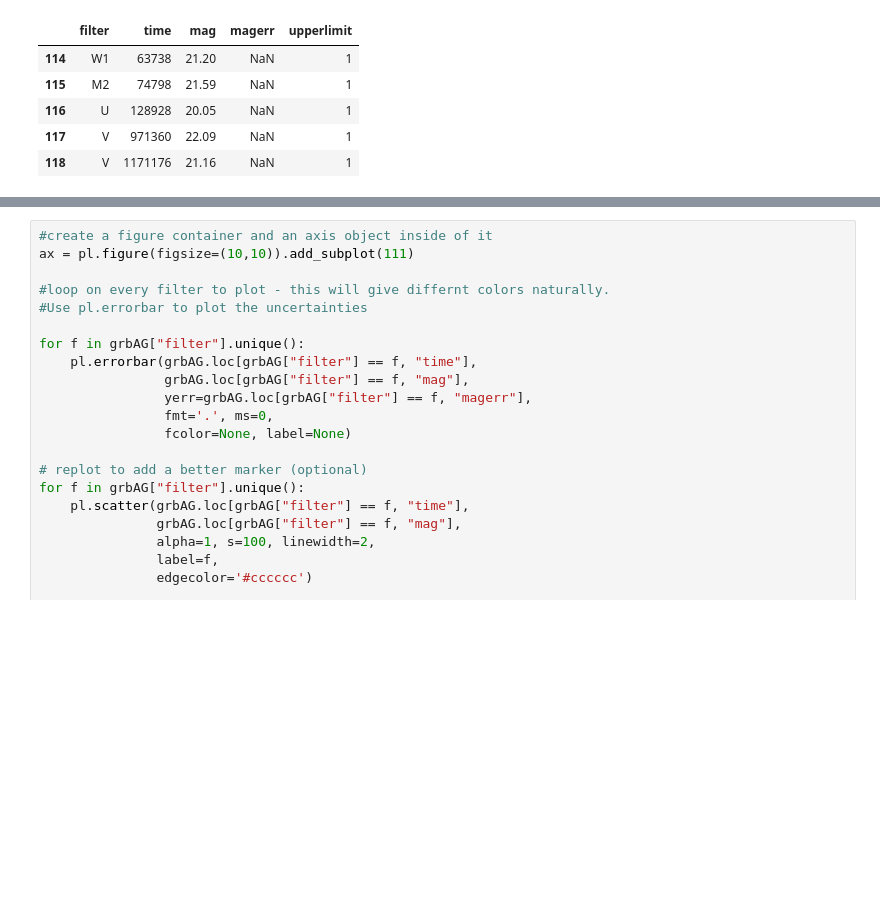
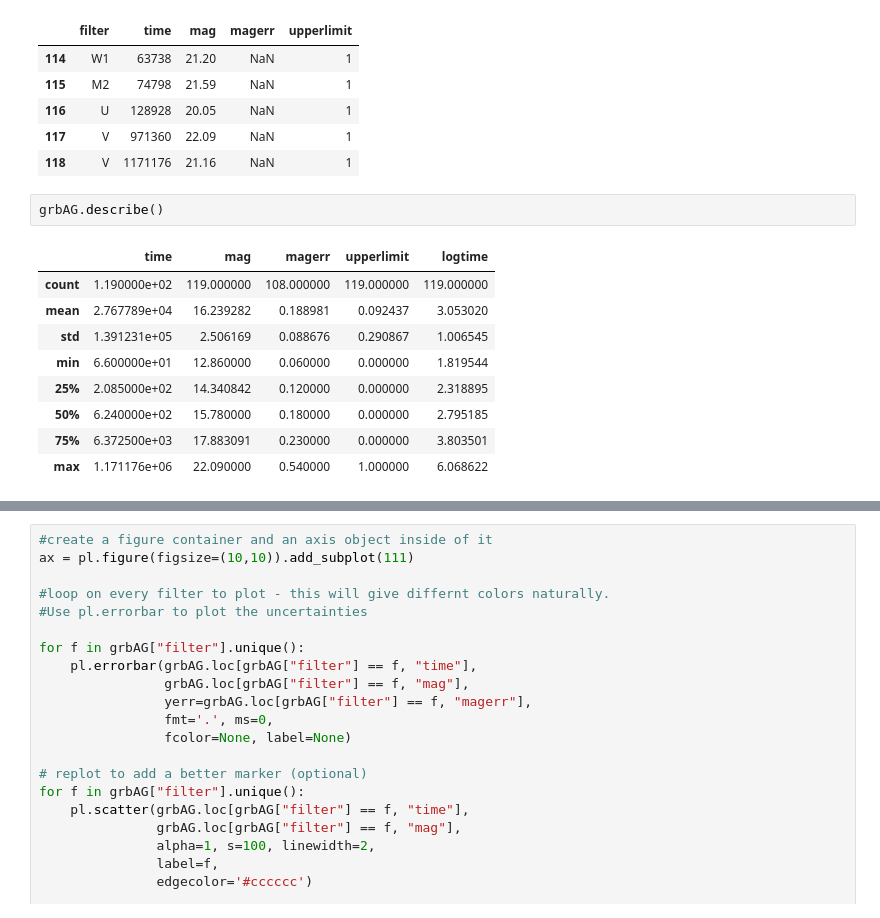
Before and after one commit to chrismun/DSPS_CMunley, a Jupyter notebook: HW4.5/LinearRegression.ipynb, the cells around one changed output, grey strips where cells are left out. Saved outputs shown, nothing was run; the diff lists cells and outputs as text; blank space fills up the shorter version.

```diff
--- a/HW4.5/LinearRegression.ipynb
+++ b/HW4.5/LinearRegression.ipynb
@@ -44,3 +42,15 @@ grbAG.tail()
 | 116 | U | 128928 | 20.05 | NaN | 1 |
 | 117 | V | 971360 | 22.09 | NaN | 1 |
 | 118 | V | 1171176 | 21.16 | NaN | 1 |
+# %%
+grbAG.describe()
+# %% [output]
+|  | time | mag | magerr | upperlimit | logtime |
+| count | 1.190000e+02 | 119.000000 | 108.000000 | 119.000000 | 119.000000 |
+| mean | 2.767789e+04 | 16.239282 | 0.188981 | 0.092437 | 3.053020 |
+| std | 1.391231e+05 | 2.506169 | 0.088676 | 0.290867 | 1.006545 |
+| min | 6.600000e+01 | 12.860000 | 0.060000 | 0.000000 | 1.819544 |
+| 25% | 2.085000e+02 | 14.340842 | 0.120000 | 0.000000 | 2.318895 |
+| 50% | 6.240000e+02 | 15.780000 | 0.180000 | 0.000000 | 2.795185 |
+| 75% | 6.372500e+03 | 17.883091 | 0.230000 | 0.000000 | 3.803501 |
+| max | 1.171176e+06 | 22.090000 | 0.540000 | 1.000000 | 6.068622 |
```
Also changed, not shown: parts of 55 cells of this notebook, 1 other file.
